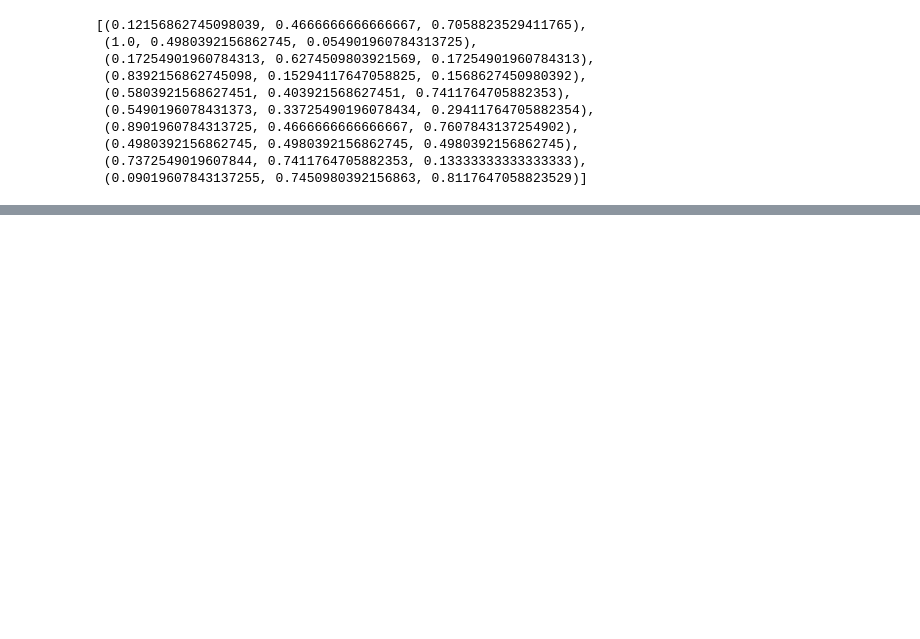
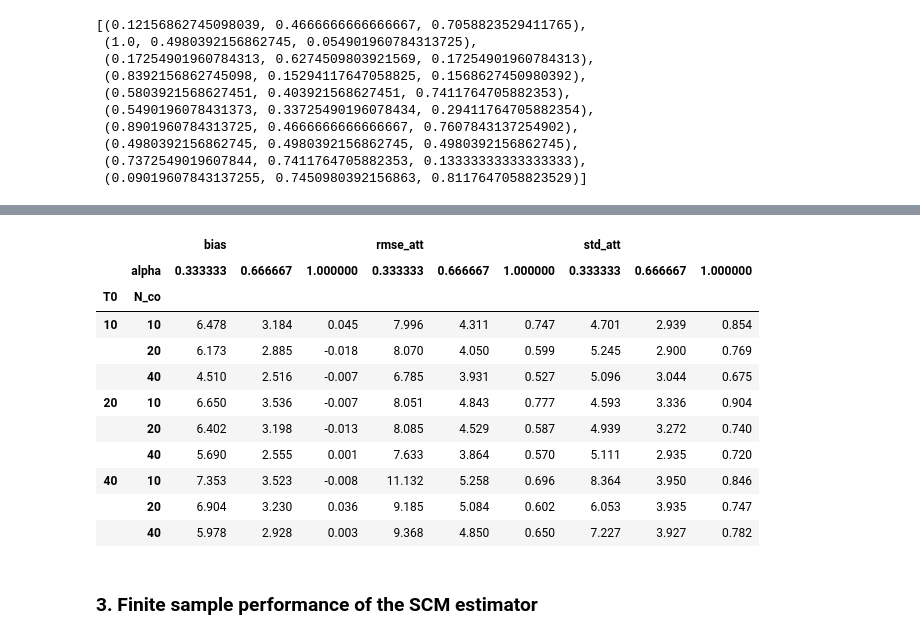
Before and after one commit to CongWang141/JMP, a Jupyter notebook: test5_finite_sample.ipynb, the cells around one changed output, grey strips where cells are left out. Drawn from its saved outputs; the diff is of its cells as text; code cells hidden in the pictures; blank space fills up the shorter version.

```diff
--- a/test5_finite_sample.ipynb
+++ b/test5_finite_sample.ipynb
@@ -107,0 +124,20 @@ df.pivot_table(index=['T0', 'N_co'], columns='alpha', values=['bias', 'std_att',
+# %%
+results2 = Parallel(n_jobs=-1)(delayed(simulate)(alpha, t, n, 'CSC_IFE') for alpha in alphas for t in T0 for n in N_co)
+
+# Convert the results to a DataFrame
+df2 = pd.DataFrame(results2)
+# %%
+df2.pivot_table(index=['T0', 'N_co'], columns='alpha', values=['bias', 'std_att', 'rmse_att']).round(3)
+# %% [output]
+|  |  | bias |  |  | rmse_att |  |  | std_att |  |  |
+|  | alpha | 0.333333 | 0.666667 | 1.000000 | 0.333333 | 0.666667 | 1.000000 | 0.333333 | 0.666667 | 1.000000 |
+| T0 | N_co |  |  |  |  |  |  |  |  |  |
+| 10 | 10 | 6.478 | 3.184 | 0.045 | 7.996 | 4.311 | 0.747 | 4.701 | 2.939 | 0.854 |
+|  | 20 | 6.173 | 2.885 | -0.018 | 8.070 | 4.050 | 0.599 | 5.245 | 2.900 | 0.769 |
+|  | 40 | 4.510 | 2.516 | -0.007 | 6.785 | 3.931 | 0.527 | 5.096 | 3.044 | 0.675 |
+| 20 | 10 | 6.650 | 3.536 | -0.007 | 8.051 | 4.843 | 0.777 | 4.593 | 3.336 | 0.904 |
+|  | 20 | 6.402 | 3.198 | -0.013 | 8.085 | 4.529 | 0.587 | 4.939 | 3.272 | 0.740 |
+|  | 40 | 5.690 | 2.555 | 0.001 | 7.633 | 3.864 | 0.570 | 5.111 | 2.935 | 0.720 |
+| 40 | 10 | 7.353 | 3.523 | -0.008 | 11.132 | 5.258 | 0.696 | 8.364 | 3.950 | 0.846 |
+|  | 20 | 6.904 | 3.230 | 0.036 | 9.185 | 5.084 | 0.602 | 6.053 | 3.935 | 0.747 |
+|  | 40 | 5.978 | 2.928 | 0.003 | 9.368 | 4.850 | 0.650 | 7.227 | 3.927 | 0.782 |
@@ -107,0 +147,2 @@ df.pivot_table(index=['T0', 'N_co'], columns='alpha', values=['bias', 'std_att',
+# %% [markdown]
+### 3. Finite sample performance of the SCM estimator
```
Also changed, not shown: parts of 14 cells of this notebook, 35 other files.
